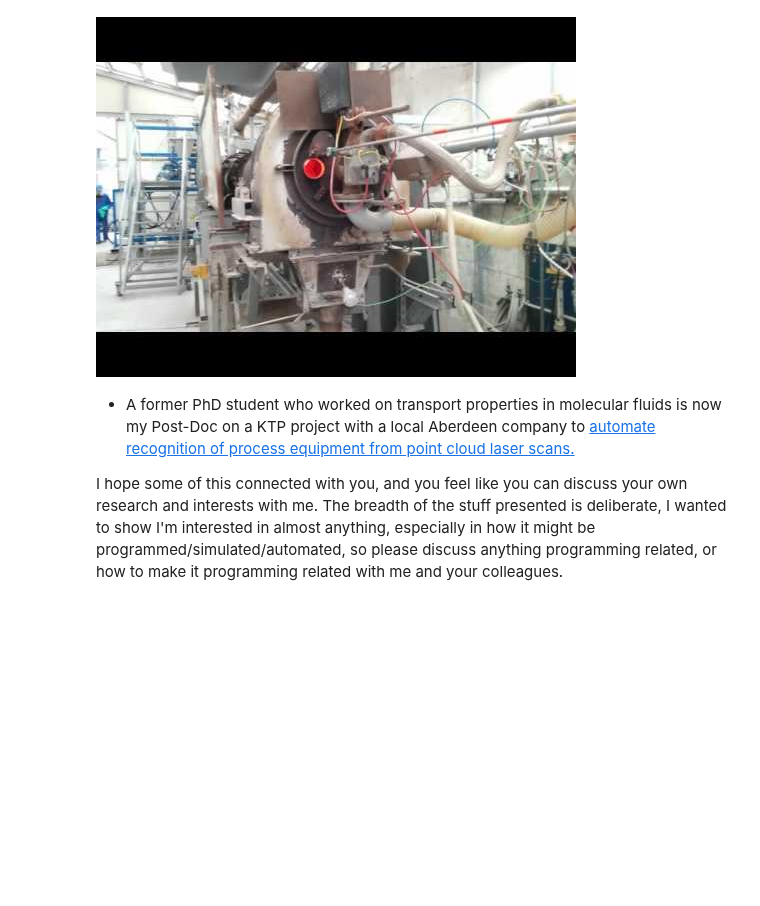
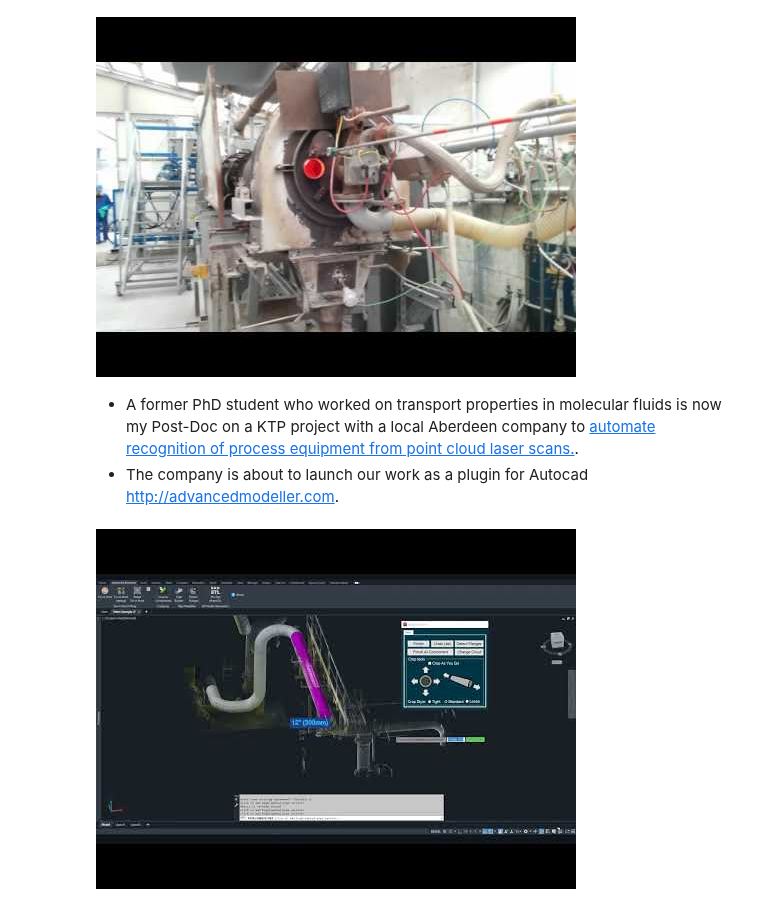
Before and after one commit to toastedcrumpets/CCP5_Python_examples, a Jupyter notebook: About me.ipynb, the cells around one changed output. Drawn from its saved outputs; the diff is of its cells as text; code cells hidden in the pictures; blank space fills up the shorter version.

```diff
--- a/About me.ipynb
+++ b/About me.ipynb
@@ -51,6 +51,9 @@ display(YouTubeVideo("sGvHSN0Rfb0"))
 # %% [output]
 [figure]
 # %% [markdown]
-* A former PhD student who worked on transport properties in molecular fluids is now my Post-Doc on a KTP project with a local Aberdeen company to [automate recognition of process equipment from point cloud laser scans.](https://www.globaldi.co.uk/vision/index.html#twin)
-
-I hope some of this connected with you, and you feel like you can discuss your own research and interests with me. The breadth of the stuff presented is deliberate, I wanted to show I'm interested in almost anything, especially in how it might be programmed/simulated/automated, so please discuss anything programming related, or how to make it programming related with me and your colleagues.
+* A former PhD student who worked on transport properties in molecular fluids is now my Post-Doc on a KTP project with a local Aberdeen company to [automate recognition of process equipment from point cloud laser scans.](https://www.globaldi.co.uk/vision/index.html#twin).
+* The company is about to launch our work as a plugin for Autocad [http://advancedmodeller.com](AdvancedModeller.com).
+# %%
+display(YouTubeVideo("ueoZ3NHSgEo"))
+# %% [output]
+[figure, added]
```
Also changed, not shown: parts of 2 cells of this notebook, 3 other files.
